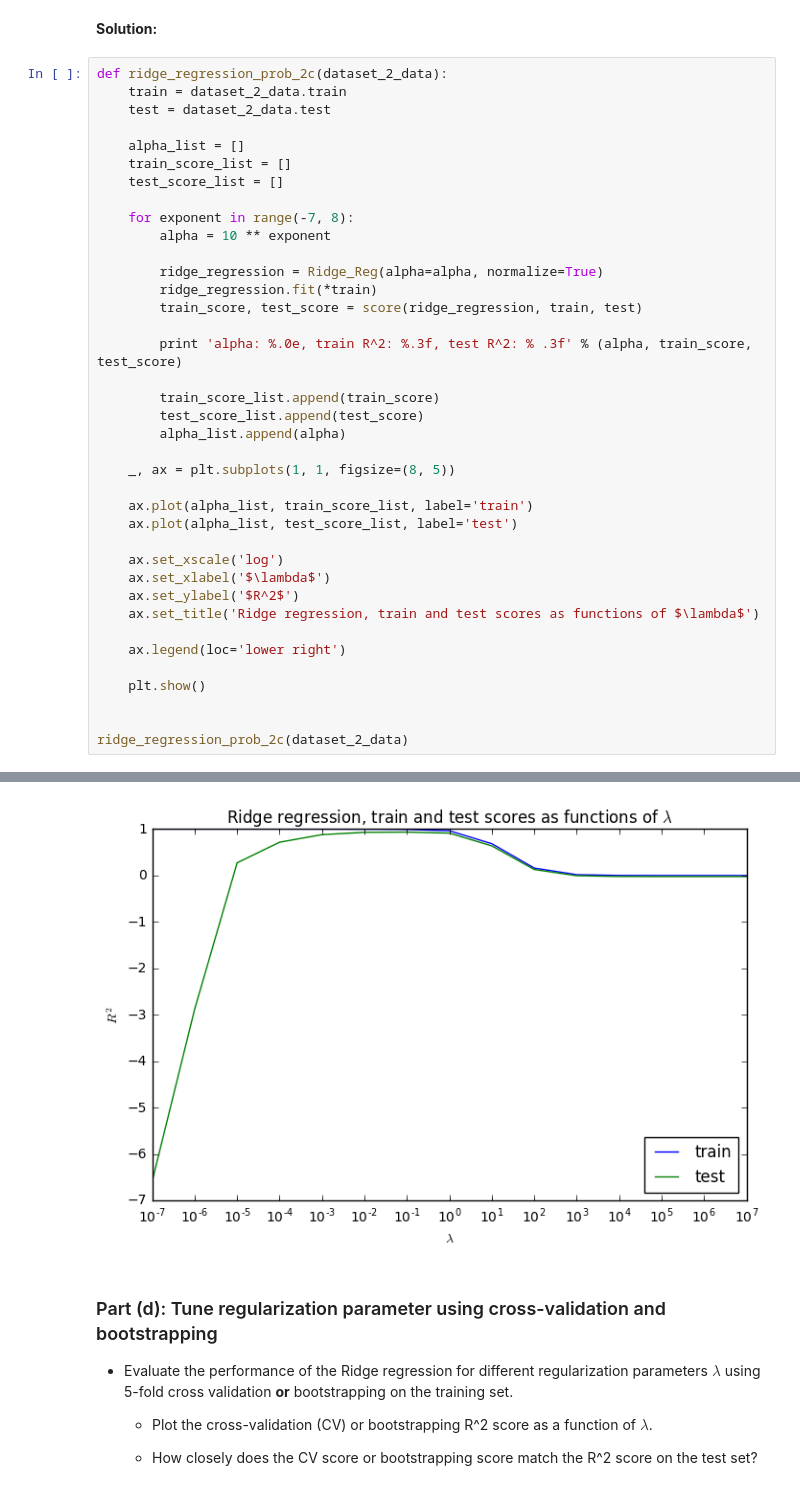
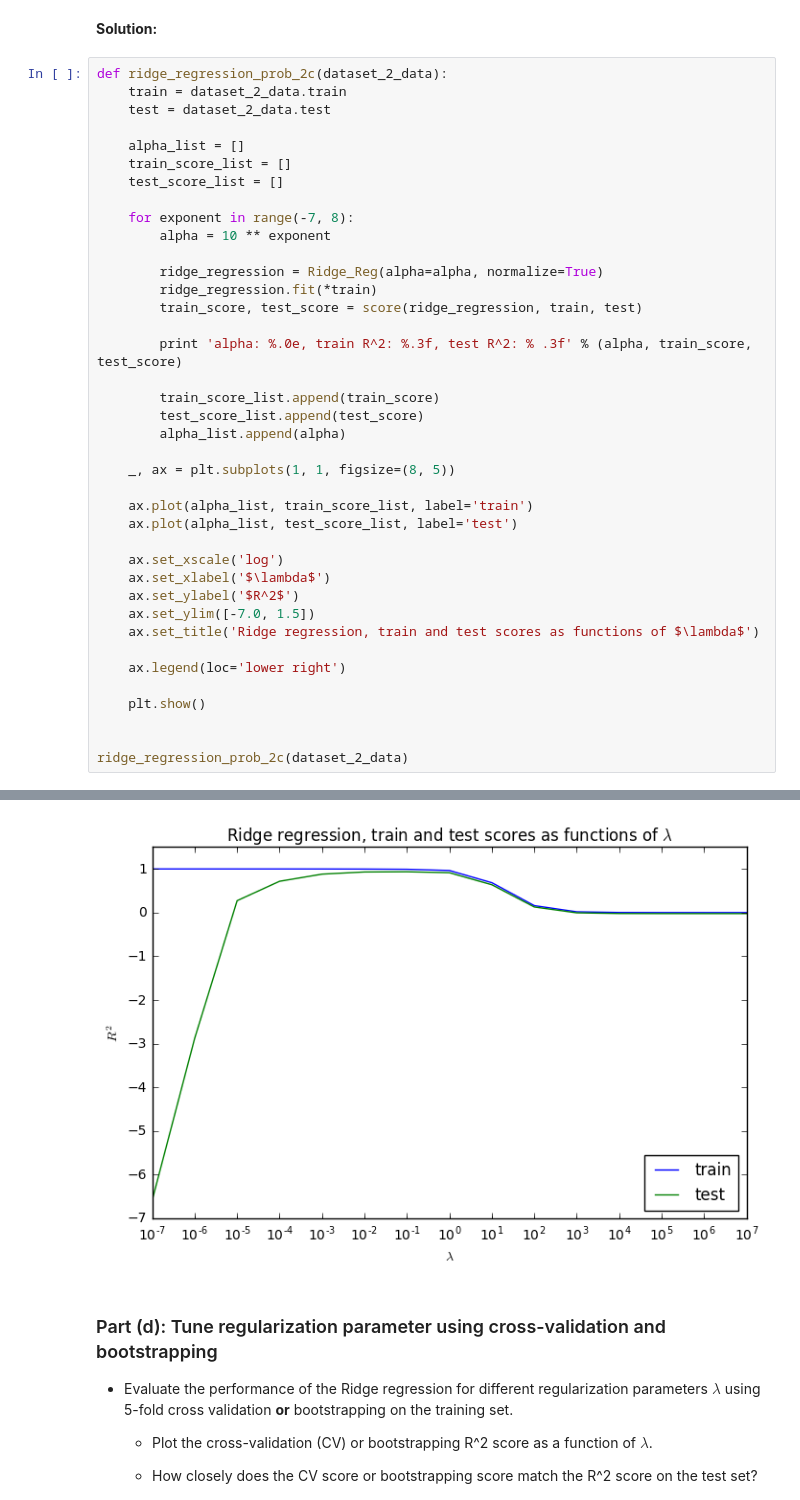
Before and after one commit to colbyZ/test1, a Jupyter notebook: hw/hw4/Zambalayev_Timur_CSCI_E_109a_HW4.ipynb, the cells around one changed output, grey strips where cells are left out. Saved outputs shown, nothing was run; the diff lists cells and outputs as text.

```diff
--- a/hw/hw4/Zambalayev_Timur_CSCI_E_109a_HW4.ipynb
+++ b/hw/hw4/Zambalayev_Timur_CSCI_E_109a_HW4.ipynb
@@ -561,34 +561,35 @@ def ridge_regression_prob_2c(dataset_2_data):
     ax.plot(alpha_list, train_score_list, label='train')
     ax.plot(alpha_list, test_score_list, label='test')
 
     ax.set_xscale('log')
     ax.set_xlabel('$\lambda$')
     ax.set_ylabel('$R^2$')
+    ax.set_ylim([-7.0, 1.5])
     ax.set_title('Ridge regression, train and test scores as functions of $\lambda$')
 
     ax.legend(loc='lower right')
 
     plt.show()
 
 
 ridge_regression_prob_2c(dataset_2_data)
 # %% [output]
 alpha: 1e-07, train R^2: 1.000, test R^2: -6.586
 alpha: 1e-06, train R^2: 1.000, test R^2: -2.880
 alpha: 1e-05, train R^2: 1.000, test R^2:  0.273
 alpha: 1e-04, train R^2: 1.000, test R^2:  0.718
 alpha: 1e-03, train R^2: 0.999, test R^2:  0.881
 alpha: 1e-02, train R^2: 0.997, test R^2:  0.931
 alpha: 1e-01, train R^2: 0.992, test R^2:  0.935
 alpha: 1e+00, train R^2: 0.964, test R^2:  0.914
 alpha: 1e+01, train R^2: 0.685, test R^2:  0.638
 alpha: 1e+02, train R^2: 0.160, test R^2:  0.129
 alpha: 1e+03, train R^2: 0.018, test R^2: -0.005
 alpha: 1e+04, train R^2: 0.002, test R^2: -0.021
 alpha: 1e+05, train R^2: 0.000, test R^2: -0.022
 alpha: 1e+06, train R^2: 0.000, test R^2: -0.022
 alpha: 1e+07, train R^2: 0.000, test R^2: -0.022
-[figure, old version]
+[figure, new version]
 # %% [markdown]
 ### Part (d): Tune regularization parameter using cross-validation and bootstrapping
 -  Evaluate the performance of the Ridge regression for different regularization parameters $\lambda$ using 5-fold cross validation **or** bootstrapping on the training set.
```
Also changed, not shown: 1 other file.
